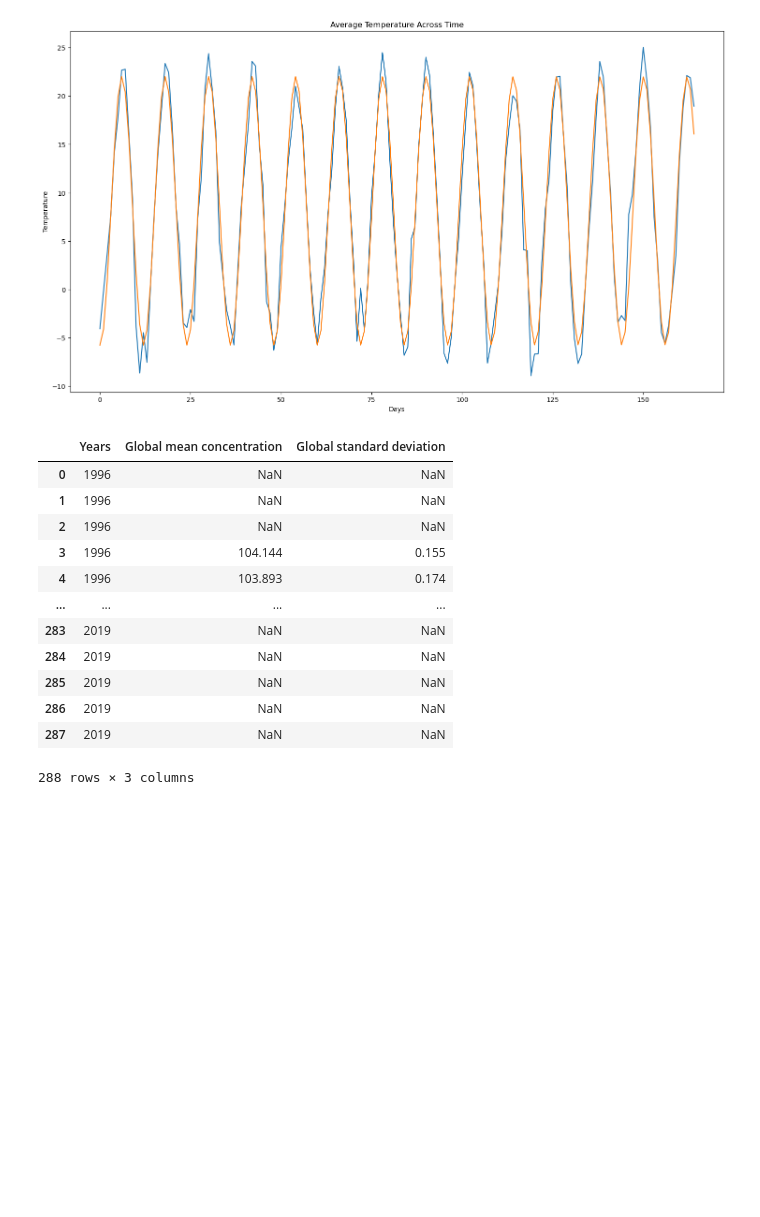
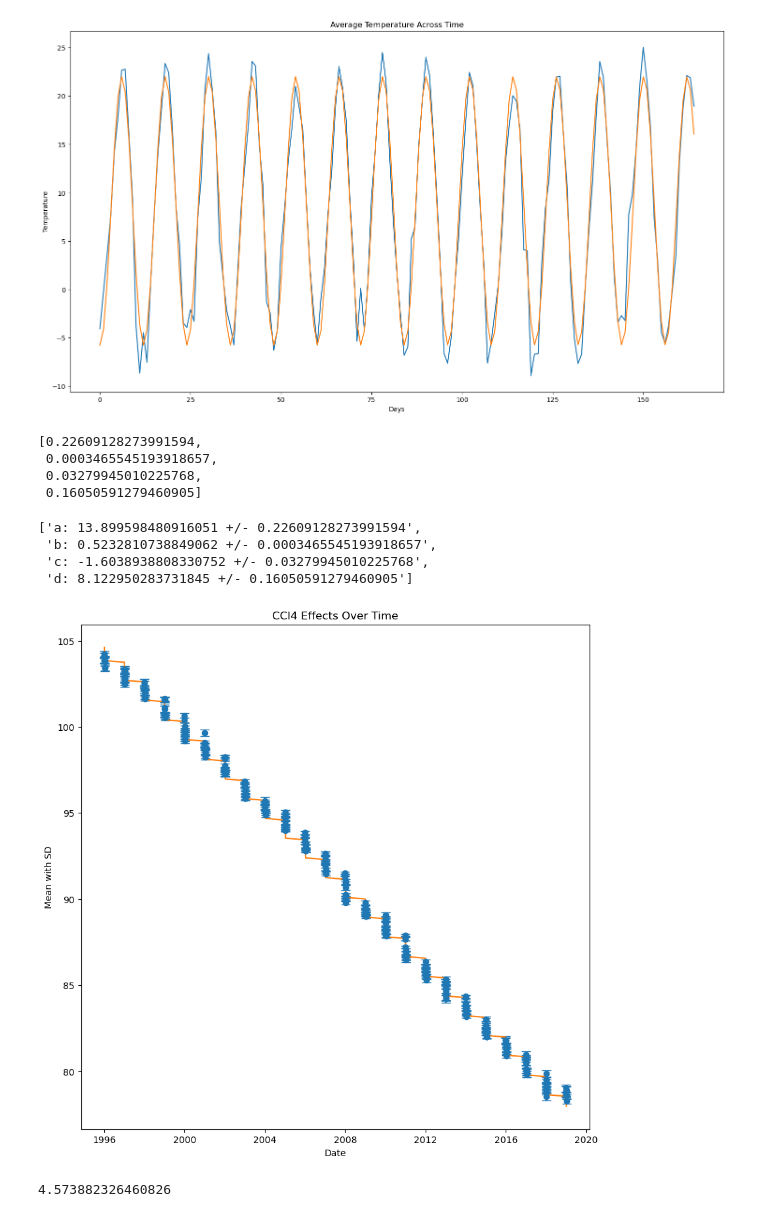
Before and after one commit to DeaconTCarreon/deacon_decal, a Jupyter notebook: homework9/homework9.ipynb, the cells around one changed output. Cells and saved outputs as stored; diff of their text form; code cells hidden in the pictures; blank space fills up the shorter version.

```diff
--- a/homework9/homework9.ipynb
+++ b/homework9/homework9.ipynb
@@ -123,33 +123,45 @@ plt.show()
 # %%
 # 1.8
 
-# covariance_matrix = np.cov(avg_temps['AverageTemperature'], rowvar=False)
-# covariance_matrix
+errors = []
+for i in range(len(cov)):
+    errors.append(cov[i][i]**0.5)
 
-# temp_observed = sum((((avg_temps["AverageTemperature"]-temp_est))**2)/(methane['unc']**2))/(len(avg_temps["AverageTemperature"]))
-
-errors []
-for i in range(len(cov)):
-    errors.append()
+errors
+# %% [output]
+[0.22609128273991594,
+ 0.0003465545193918657,
+ 0.03279945010225768,
+ 0.16050591279460905]
 # %%
 # 1.9
+
+a_state = f"a: {a} +/- {errors[0]}"
+b_state = f"b: {b} +/- {errors[1]}"
+c_state = f"c: {c} +/- {errors[2]}"
+d_state = f"d: {d} +/- {errors[3]}"
+
+statements = [a_state, b_state, c_state, d_state]
+statements
+# %% [output]
+['a: 13.899598480916051 +/- 0.22609128273991594',
+ 'b: 0.5232810738849062 +/- 0.0003465545193918657',
+ 'c: -1.6038938808330752 +/- 0.03279945010225768',
+ 'd: 8.122950283731845 +/- 0.16050591279460905']
 # %%
 # 1.10
 
 CCl4 = Table.read('global_CCl4_MM.dat', format='ascii', header_start=0)
-CCl4_data = pd.DataFrame({'Years': CCl4.field(0), 'Global mean concentration': CCl4.field(6), 'Global standard deviation': CCl4.field(7)})
-CCl4_data
+CCl4_data = pd.DataFrame({'Year': CCl4.field(0), 'Day': CCl4.field(1), 'Global mean concentration': CCl4.field(6), 'Global standard deviation': CCl4.field(7)})
+CCl4_data = CCl4_data.dropna()
+CCl4_data['Date'] = pd.to_datetime(CCl4_data['Year'].astype(str) + '-' + CCl4_data['Day'].astype(str), format='%Y-%d')
+
+plt.figure(figsize=(10,10))
+plt.errorbar(CCl4_data['Date'], CCl4_data['Global mean concentration'], CCl4_data['Global standard deviation'], fmt='o', capsize=5)
+plt.plot(CCl4_data['Date'], mean_est)
+plt.xlabel('Date')
+plt.ylabel('Mean with SD')
+plt.title('CCl4 Effects Over Time')
+plt.show()
 # %% [output]
-|  | Years | Global mean concentration | Global standard deviation |
-| 0 | 1996 | NaN | NaN |
-| 1 | 1996 | NaN | NaN |
-| 2 | 1996 | NaN | NaN |
-| 3 | 1996 | 104.144 | 0.155 |
-| 4 | 1996 | 103.893 | 0.174 |
-| ... | ... | ... | ... |
-| 283 | 2019 | NaN | NaN |
-| 284 | 2019 | NaN | NaN |
-| 285 | 2019 | NaN | NaN |
-| 286 | 2019 | NaN | NaN |
-| 287 | 2019 | NaN | NaN |
-288 rows × 3 columns
+[figure, added]
@@ -155,0 +182,5 @@ CCl4_data
+# %%
+mean_observed = sum((((CCl4_data['Global mean concentration']-mean_est))**2)/(CCl4_data['Global standard deviation']**2))/(len(CCl4_data['Global mean concentration']))
+mean_observed
+# %% [output]
+4.573882326460826
```
Also changed, not shown: parts of 5 cells of this notebook.
